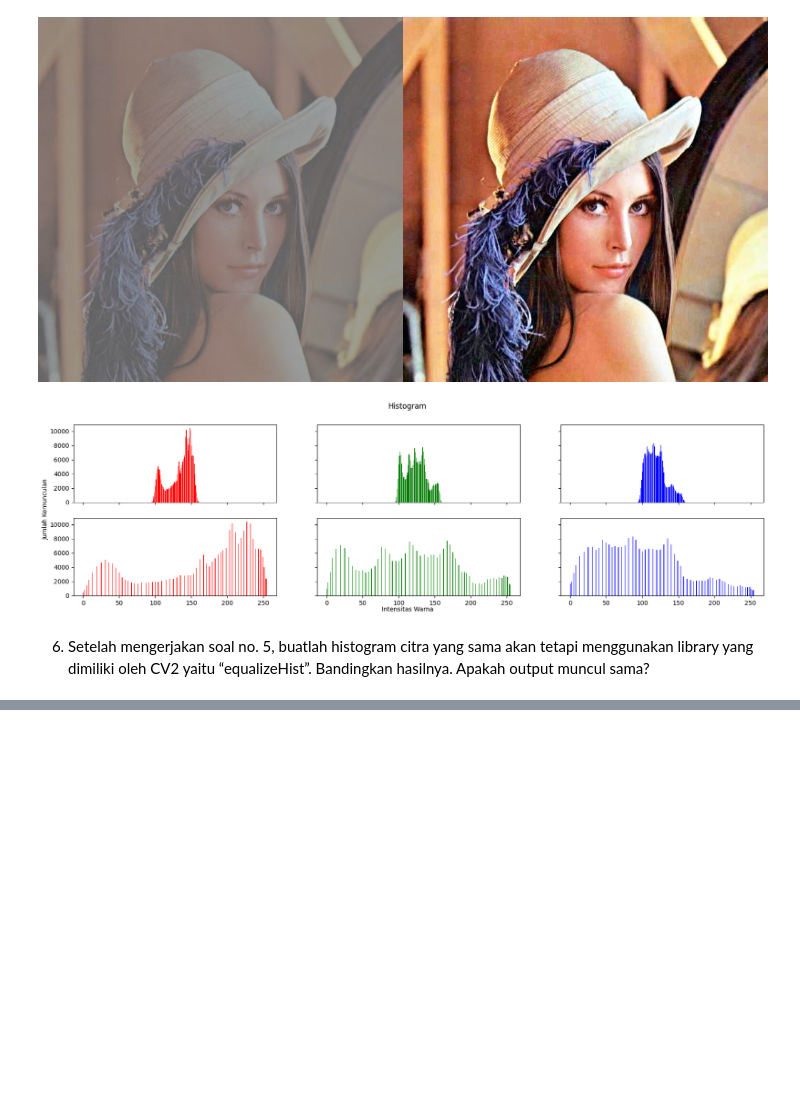
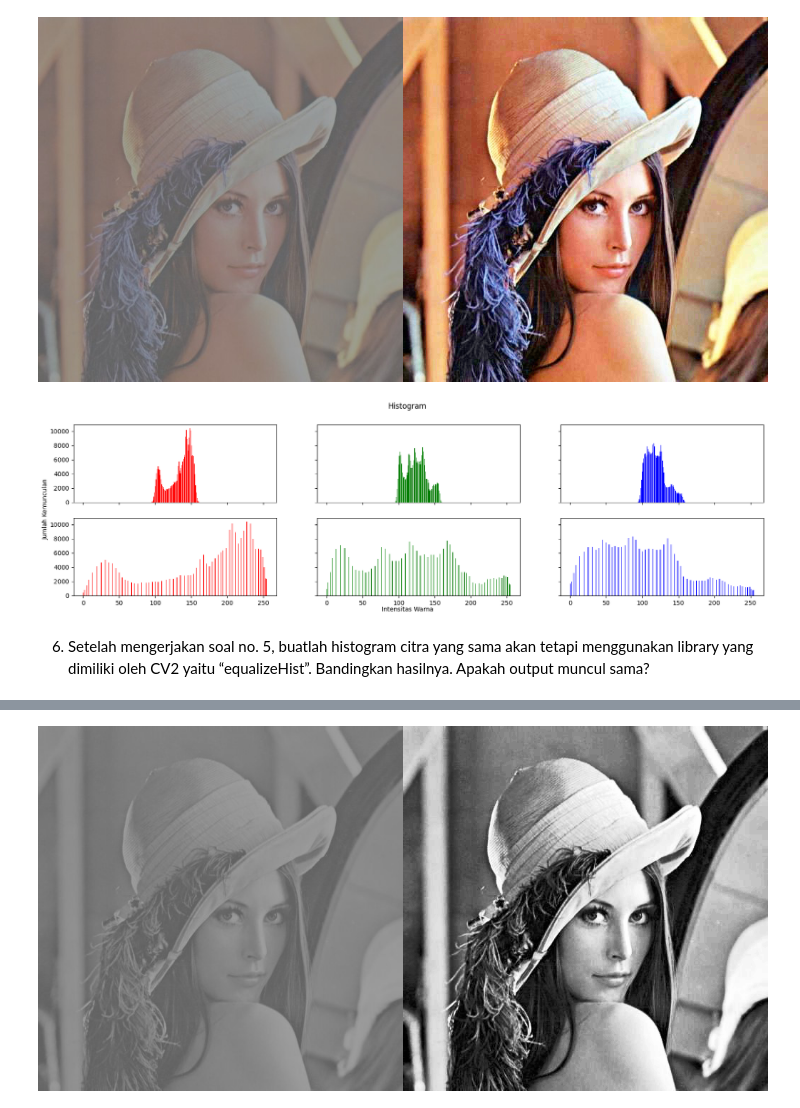
Before and after one commit to RizqiRHuda/PVCK_Semester5, a Jupyter notebook: week6.ipynb, the cells around one changed output, grey strips where cells are left out. Cells and saved outputs as stored; diff of their text form; code cells hidden in the pictures; blank space fills up the shorter version.

```diff
--- a/week6.ipynb
+++ b/week6.ipynb
@@ -262,0 +372,85 @@ plt.show()
+# %%
+import cv2
+import numpy as np
+from google.colab.patches import cv2_imshow
+import matplotlib.pyplot as plt
+
+# Mengakses  citra asli
+gambar_asli = cv2.imread('/content/drive/MyDrive/img_python/Images/lena_lc.jpg', cv2.IMREAD_GRAYSCALE)
+
+# Fungsi untuk menghitung histogram
+def hitung_histogram(gambar):
+    tinggi, lebar = gambar.shape
+    hist = np.zeros(256)
+    for y in range(tinggi):
+        for x in range(lebar):
+            pixel = gambar[y, x]
+            hist[pixel] += 1
+    return hist
+
+# Fungsi untuk melakukan equalisasi histogram
+def equalisasi_histogram(gambar):
+    tinggi, lebar = gambar.shape
+    hist = hitung_histogram(gambar) # Hitung histogram gambar asli
+    cdf = np.cumsum(hist)
+    cdf_normalisasi = cdf / (tinggi * lebar)
+    transformasi_peta = np.floor(255 * cdf_normalisasi).astype(np.uint8)
+    gambar_equalized = np.zeros((tinggi, lebar), dtype=np.uint8)
+    for y in range(tinggi):
+        for x in range(lebar):
+            gambar_equalized[y, x] = transformasi_peta[gambar[y, x]]
+    return gambar_equalized
+
+# Menerapkan equalisasi histogram
+gambar_equalized = equalisasi_histogram(gambar_asli)
+
+# Mengimplementasikan proses dithering Floyd-Steinberg pada citra hasil equalisasi
+gambar_dithered = np.copy(gambar_equalized)
+tinggi, lebar = gambar_dithered.shape
+
+# Proses dithering Floyd and Steinberg
+for y in range(0, tinggi):
+    for x in range(0, lebar):
+        old_value = gambar_dithered[y, x]
+        new_value = 0
+        if (old_value > 128):
+            new_value = 255
+        gambar_dithered[y, x] = new_value
+        error = old_value - new_value
+
+        if (x + 1 < lebar):
+            gambar_dithered[y, x + 1] = threshold(gambar_dithered[y, x + 1] + error * 7/16)
+        if (y + 1 < tinggi):
+            if (x - 1 >= 0):
+                gambar_dithered[y + 1, x - 1] = threshold(gambar_dithered[y + 1, x - 1] + error * 3/16)
+            gambar_dithered[y + 1, x] = threshold(gambar_dithered[y + 1, x] + error * 5/16)
+            if (x + 1 < lebar):
+                gambar_dithered[y + 1, x + 1] = threshold(gambar_dithered[y + 1, x + 1] + error * 1/16)
+
+# Fungsi untuk membatasi nilai warna
+def threshold(nilai_warna):
+    if nilai_warna > 255:
+        return 255
+    elif nilai_warna < 0:
+        return 0
+    else:
+        return nilai_warna
+
+# Hitung histogram untuk citra grayscale asli dan citra hasil equalisasi
+original_histogram = np.histogram(gambar_asli.flatten(), bins=256, range=[0, 256])
+equalized_histogram = np.histogram(gambar_equalized.flatten(), bins=256, range=[0, 256])
+
+# Menampilkan histogram grayscale
+fig, axs = plt.subplots(1, 2, figsize=[20, 5], sharex=True, sharey=True)
+fig.suptitle('Histogram Grayscale plot')
+fig.text(0.09, 0.5, 'Jumlah Kemunculan', va='center', rotation='vertical')
+fig.text(0.5, 0, 'Intensitas Warna', ha='center')
+axs[0].bar(range(256), original_histogram[0], color='gray')
+axs[1].bar(range(256), equalized_histogram[0], color='gray')
+
+# Tampilkan citra hasil
+hasil_akhir = cv2.hconcat((gambar_asli, gambar_equalized))
+cv2_imshow(hasil_akhir)
+cv2_imshow(gambar_dithered)
+# %% [output]
+[figure, added]
```
Also changed, not shown: parts of 9 cells of this notebook.
